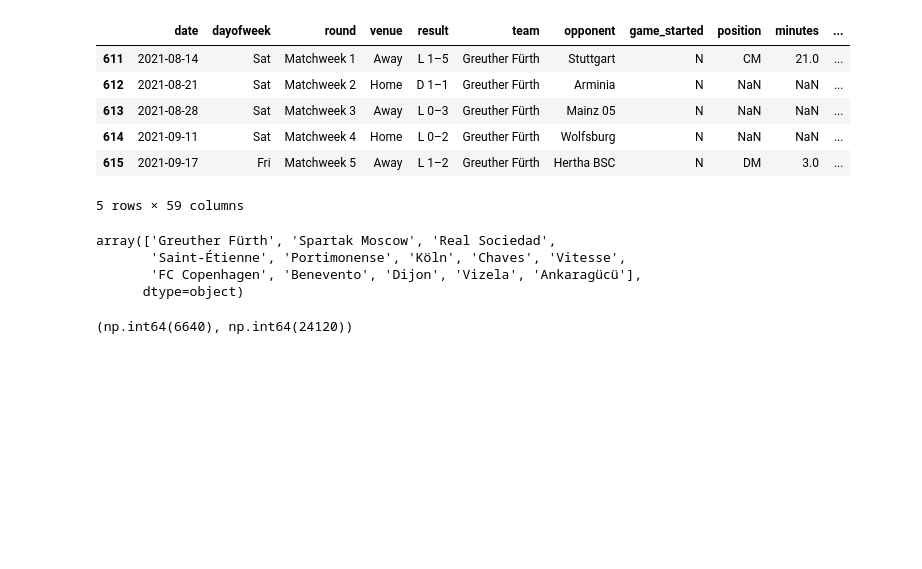
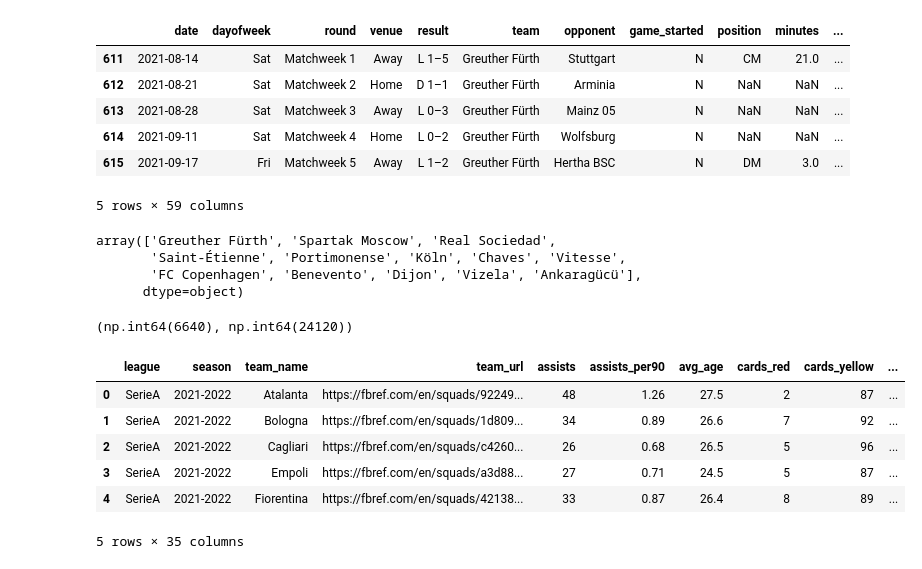
Before and after one commit to kairos-bets/inter-season-pricing, a Jupyter notebook: notebooks/elo_delta_feature_calculation.ipynb, the cells around one changed output. Drawn from its saved outputs; the diff is of its cells as text; code cells hidden in the pictures; blank space fills up the shorter version.

```diff
--- a/notebooks/elo_delta_feature_calculation.ipynb
+++ b/notebooks/elo_delta_feature_calculation.ipynb
@@ -63,0 +158,10 @@ df["delta_elo_post_transfer"].notna().sum(), df["is_post_transfer"].sum()
+# %%
+standard_df.head()
+# %% [output]
+|  | league | season | team_name | team_url | assists | assists_per90 | avg_age | cards_red | cards_yellow | ... |
+| 0 | SerieA | 2021-2022 | Atalanta | https://fbref.com/en/squads/92249... | 48 | 1.26 | 27.5 | 2 | 87 | ... |
+| 1 | SerieA | 2021-2022 | Bologna | https://fbref.com/en/squads/1d809... | 34 | 0.89 | 26.6 | 7 | 92 | ... |
+| 2 | SerieA | 2021-2022 | Cagliari | https://fbref.com/en/squads/c4260... | 26 | 0.68 | 26.5 | 5 | 96 | ... |
+| 3 | SerieA | 2021-2022 | Empoli | https://fbref.com/en/squads/a3d88... | 27 | 0.71 | 24.5 | 5 | 87 | ... |
+| 4 | SerieA | 2021-2022 | Fiorentina | https://fbref.com/en/squads/42138... | 33 | 0.87 | 26.4 | 8 | 89 | ... |
+5 rows × 35 columns
```
Also changed, not shown: parts of 7 cells of this notebook.
